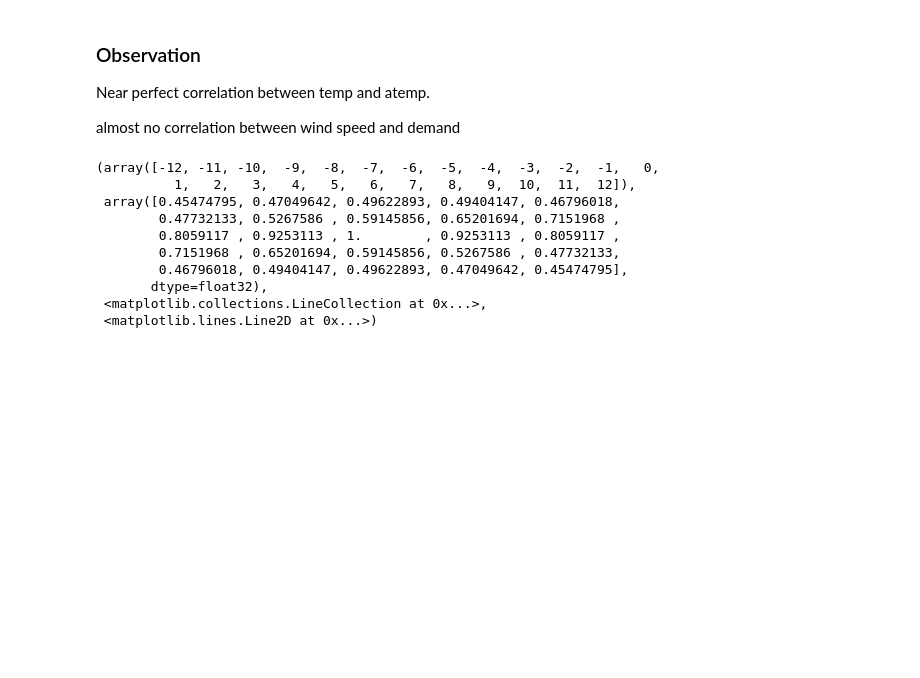
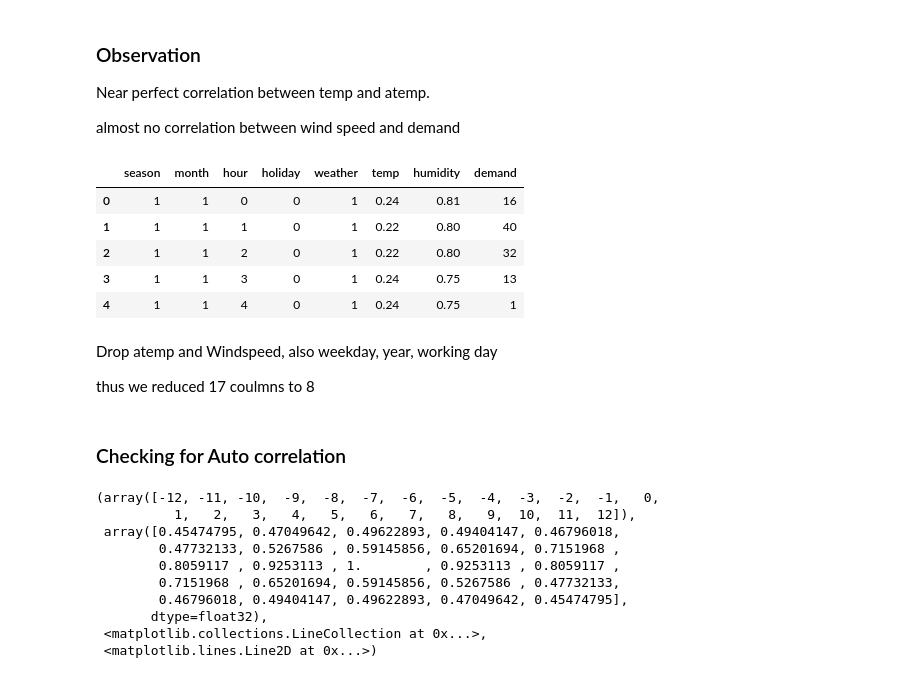
Before and after one commit to parthsaxena2005/Kaggle-Bike-demand-Project, a Jupyter notebook: Bike Sharing Demand Project.ipynb, the cells around one changed output. Cells and saved outputs as stored; diff of their text form; code cells hidden in the pictures; blank space fills up the shorter version.

```diff
--- a/project1.ipynb
+++ b/Bike Sharing Demand Project.ipynb
@@ -131,4 +124,21 @@ demand     0.404772  0.400929 -0.322911   0.093234  1.000000
 Near perfect correlation between temp and atemp.
 
 almost no correlation between wind speed and demand
+# %%
+bikes_prep = bikes_prep.drop(['atemp', 'windspeed', 'weekday', 'year', 'workingday'], axis = 1)
+
+bikes_prep.head()
+# %% [output]
+|  | season | month | hour | holiday | weather | temp | humidity | demand |
+| 0 | 1 | 1 | 0 | 0 | 1 | 0.24 | 0.81 | 16 |
+| 1 | 1 | 1 | 1 | 0 | 1 | 0.22 | 0.80 | 40 |
+| 2 | 1 | 1 | 2 | 0 | 1 | 0.22 | 0.80 | 32 |
+| 3 | 1 | 1 | 3 | 0 | 1 | 0.24 | 0.75 | 13 |
+| 4 | 1 | 1 | 4 | 0 | 1 | 0.24 | 0.75 | 1 |
+# %% [markdown]
+Drop atemp and Windspeed, also weekday, year, working day
+
+thus we reduced 17 coulmns to 8
+# %% [markdown]
+### Checking for Auto correlation
 # %%
```
Also changed, not shown: parts of 20 cells of this notebook.
